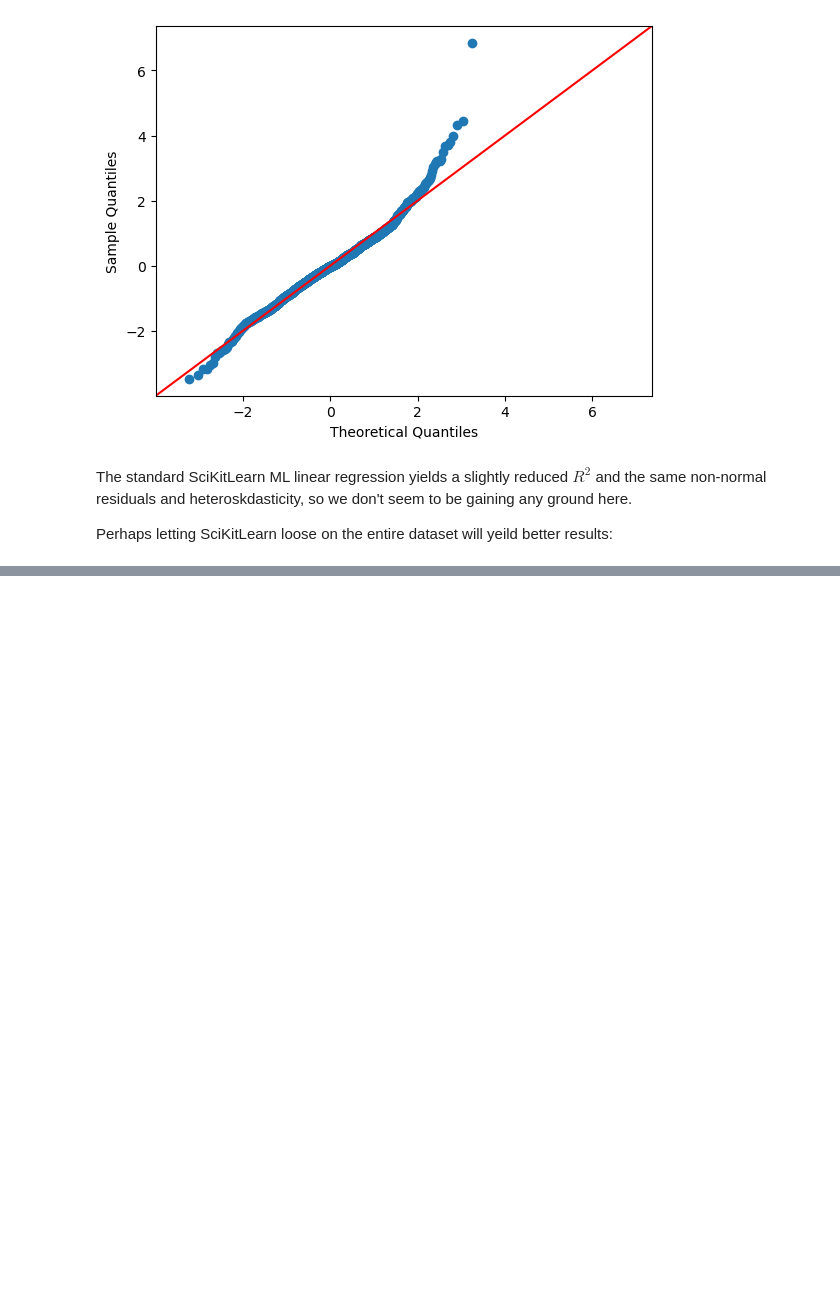
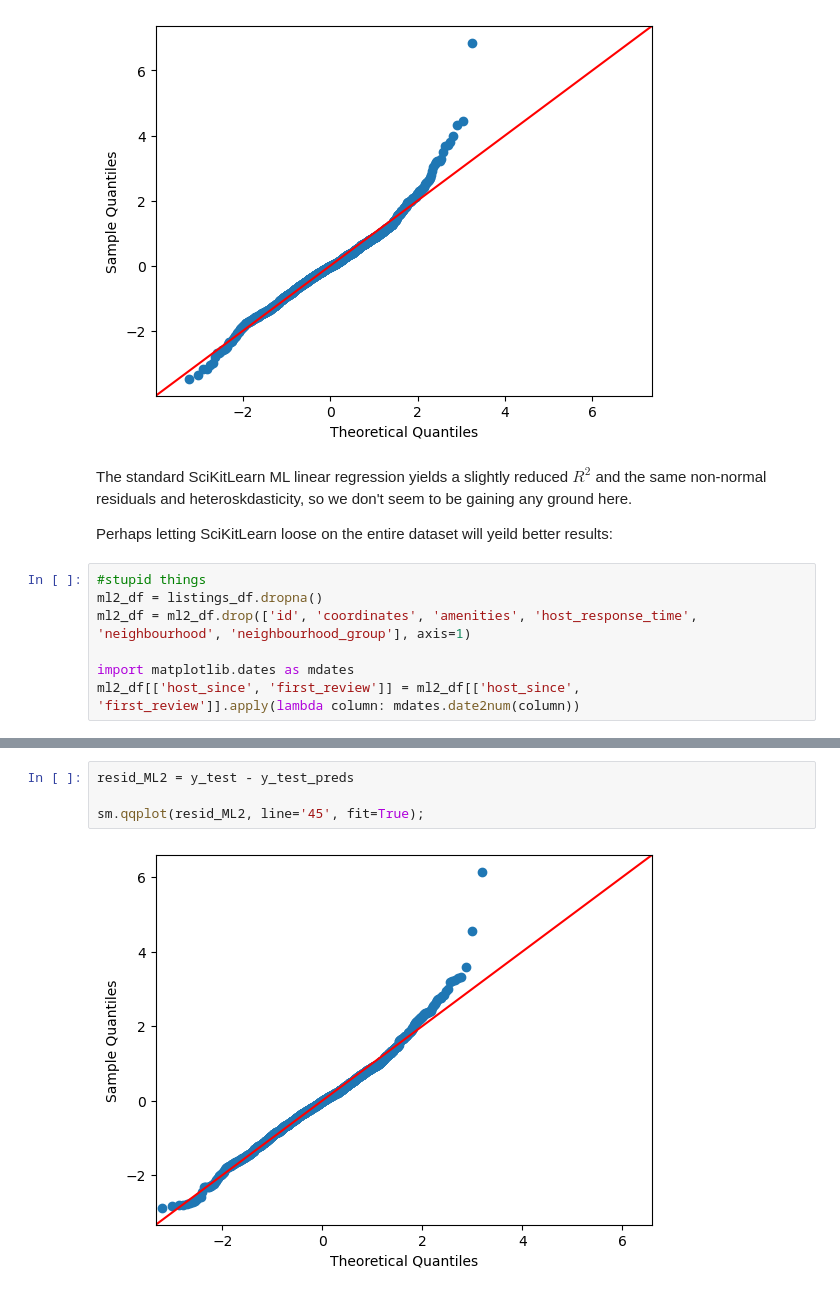
Before and after one commit to epistemetrica/udacity-blog-post-project, a Jupyter notebook: apw_airbnb_project.ipynb, the cells around one changed output, grey strips where cells are left out. Saved outputs shown, nothing was run; the diff lists cells and outputs as text; blank space fills up the shorter version.

```diff
--- a/apw_airbnb_project.ipynb
+++ b/apw_airbnb_project.ipynb
@@ -846,4 +846,11 @@ sm.qqplot(resid_ML, line='45', fit=True);
 The standard SciKitLearn ML linear regression yields a slightly reduced $R^2$ and the same non-normal residuals and heteroskdasticity, so we don't seem to be gaining any ground here.
 
 Perhaps letting SciKitLearn loose on the entire dataset will yeild better results:
+# %%
+#stupid things
+ml2_df = listings_df.dropna()
+ml2_df = ml2_df.drop(['id', 'coordinates', 'amenities', 'host_response_time', 'neighbourhood', 'neighbourhood_group'], axis=1)
+
+import matplotlib.dates as mdates
+ml2_df[['host_since', 'first_review']] = ml2_df[['host_since', 'first_review']].apply(lambda column: mdates.date2num(column))
 # %%
@@ -865,0 +891,6 @@ ValueError: Input contains NaN
+# %%
+resid_ML2 = y_test - y_test_preds
+
+sm.qqplot(resid_ML2, line='45', fit=True);
+# %% [output]
+[figure, added]
```
Also changed, not shown: parts of 3 cells of this notebook.
